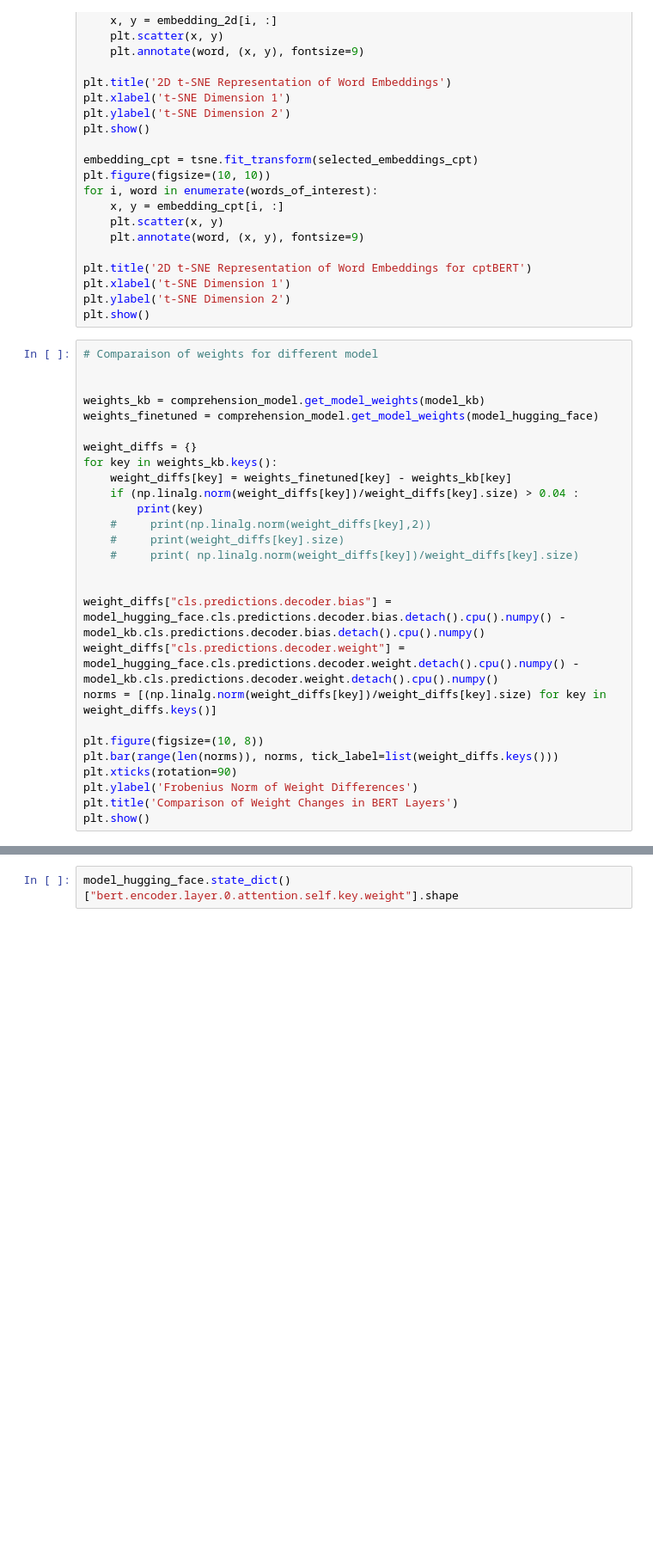
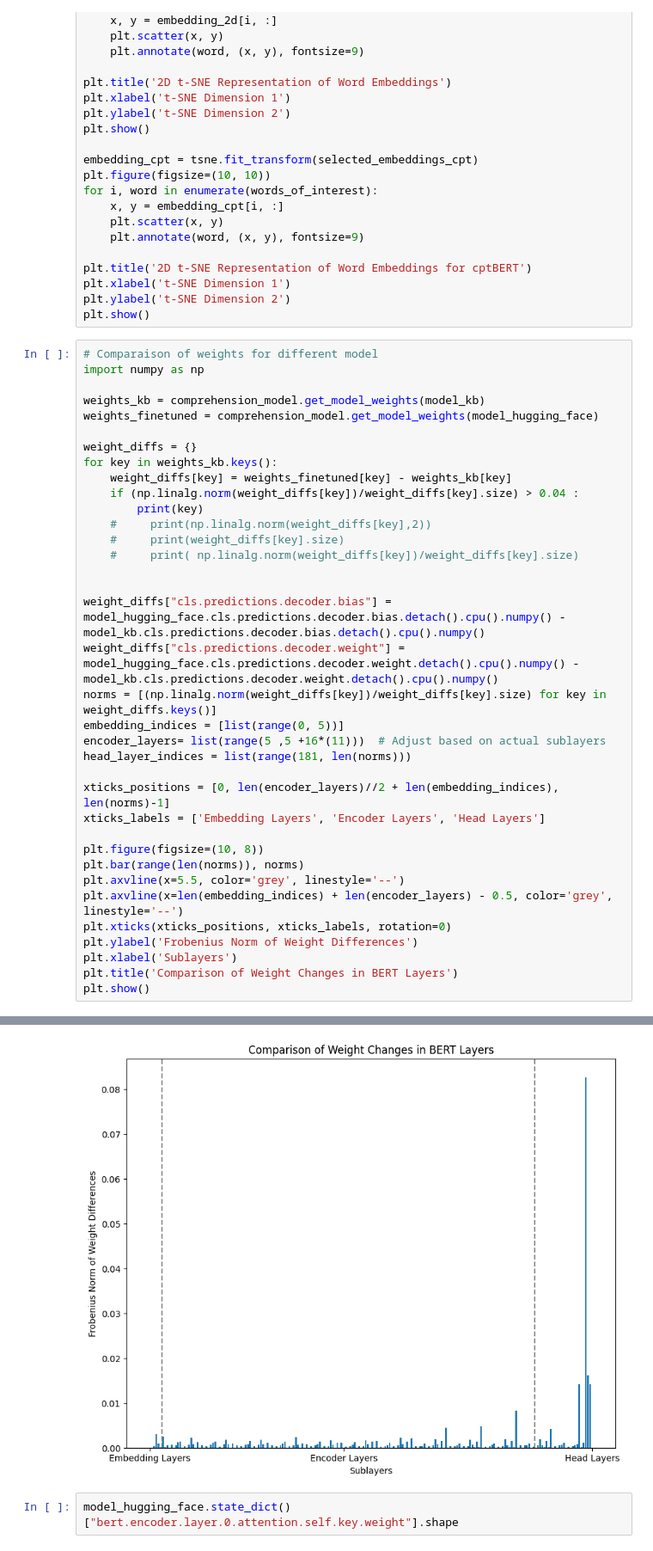
Before and after one commit to swerik-project/pretraining_plm, a Jupyter notebook: comprehension_model.ipynb, the cells around one changed output, grey strips where cells are left out. Shown at 86% size. Cells and saved outputs as stored; diff of their text form; blank space fills up the shorter version.

Commit message:
input embedding

```diff
--- a/comprehension_model.ipynb
+++ b/comprehension_model.ipynb
@@ -293,7 +310,7 @@ plt.ylabel('t-SNE Dimension 2')
 plt.show()
 # %%
 # Comparaison of weights for different model
-
+import numpy as np
 
 weights_kb = comprehension_model.get_model_weights(model_kb)
 weights_finetuned = comprehension_model.get_model_weights(model_hugging_face)
@@ -311,10 +328,20 @@ for key in weights_kb.keys():
 weight_diffs["cls.predictions.decoder.bias"] = model_hugging_face.cls.predictions.decoder.bias.detach().cpu().numpy() - model_kb.cls.predictions.decoder.bias.detach().cpu().numpy()
 weight_diffs["cls.predictions.decoder.weight"] = model_hugging_face.cls.predictions.decoder.weight.detach().cpu().numpy() - model_kb.cls.predictions.decoder.weight.detach().cpu().numpy()
 norms = [(np.linalg.norm(weight_diffs[key])/weight_diffs[key].size) for key in weight_diffs.keys()]
+embedding_indices = [list(range(0, 5))]
+encoder_layers= list(range(5 ,5 +16*(11)))  # Adjust based on actual sublayers
+head_layer_indices = list(range(181, len(norms)))
+
+xticks_positions = [0, len(encoder_layers)//2 + len(embedding_indices), len(norms)-1]
+xticks_labels = ['Embedding Layers', 'Encoder Layers', 'Head Layers']
 
 plt.figure(figsize=(10, 8))
-plt.bar(range(len(norms)), norms, tick_label=list(weight_diffs.keys()))
-plt.xticks(rotation=90)
+plt.bar(range(len(norms)), norms)
+plt.axvline(x=5.5, color='grey', linestyle='--')
+plt.axvline(x=len(embedding_indices) + len(encoder_layers) - 0.5, color='grey', linestyle='--')
+plt.xticks(xticks_positions, xticks_labels, rotation=0)
 plt.ylabel('Frobenius Norm of Weight Differences')
+plt.xlabel('Sublayers')
 plt.title('Comparison of Weight Changes in BERT Layers')
 plt.show()
+# %% [output]
@@ -321,3 +349,4 @@ plt.show()
+[figure, added]
 # %%
 model_hugging_face.state_dict()["bert.encoder.layer.0.attention.self.key.weight"].shape
 # %%
```
Also changed, not shown: parts of 4 cells of this notebook, 4 other files.
